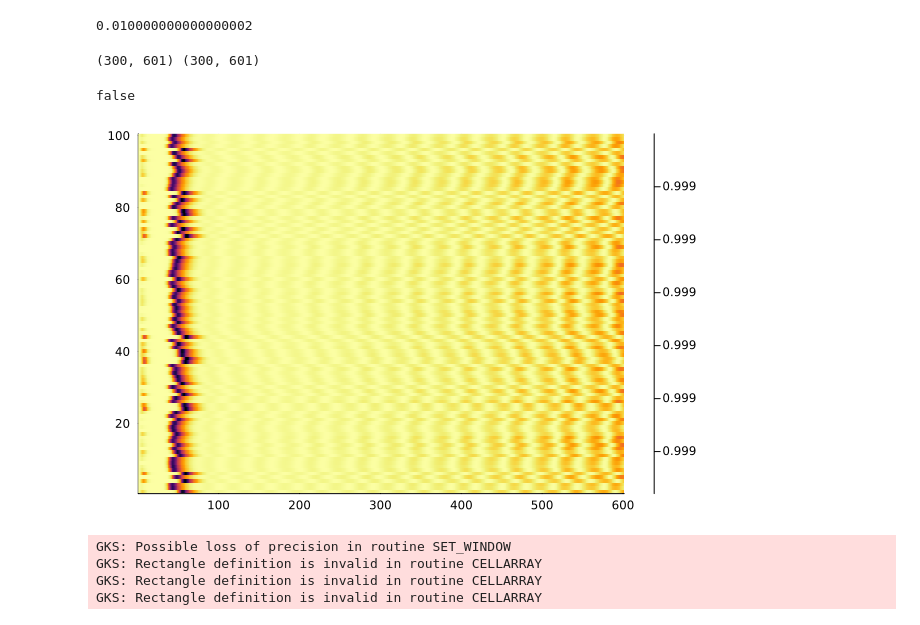
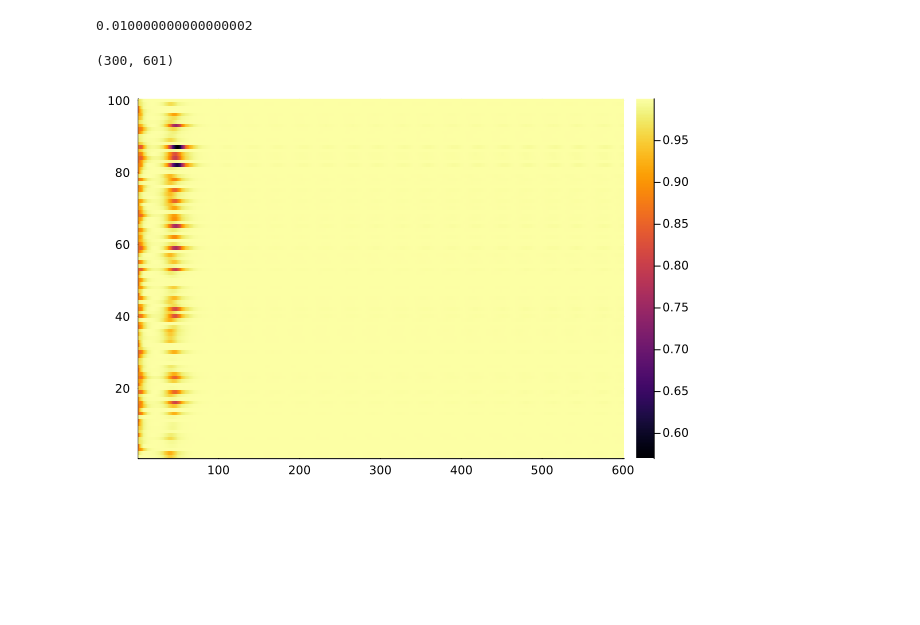
Before and after one commit to eiralarsson/Lorentz-System-Degree-Project, a Jupyter notebook: Sensitivity-Analysis/Vilmer_demonstrates.ipynb, the cells around one changed output. Cells and saved outputs as stored; diff of their text form; code cells hidden in the pictures; blank space fills up the shorter version.

```diff
--- a/Sensitivity-Analysis/Vilmer_demonstrates.ipynb
+++ b/Sensitivity-Analysis/Vilmer_demonstrates.ipynb
@@ -15,16 +15,13 @@ t = 5
 # %%
 initial_vals = PointsOnSphere(100, 0.5, x₀')
 M1 = PointSolutions(p,Δt,600,initial_vals,RK4)
-M2 = PointSolutions(p,Δt,600,initial_vals,RK4, steps_per_Δt=100)
+M2 = PointSolutions(p,Δt,600,initial_vals,RK4, steps_per_Δt=10)
+X = LorenzSolutionFixedTimeStep(p, Δt, 600, x₀, RK4)
+size(M1)
 # %% [output]
-(300, 601) (300, 601)
+(300, 601)
-false
 # %%
-M = CorrelationMatrix(M1,M2)
+M = CorrelationMatrix(M1,X)
 heatmap(M)
 # %% [output]
-[figure, old version]
+[figure, new version]
-GKS: Possible loss of precision in routine SET_WINDOW
-GKS: Rectangle definition is invalid in routine CELLARRAY
-GKS: Rectangle definition is invalid in routine CELLARRAY
-GKS: Rectangle definition is invalid in routine CELLARRAY
```
Also changed, not shown: 1 other file.
